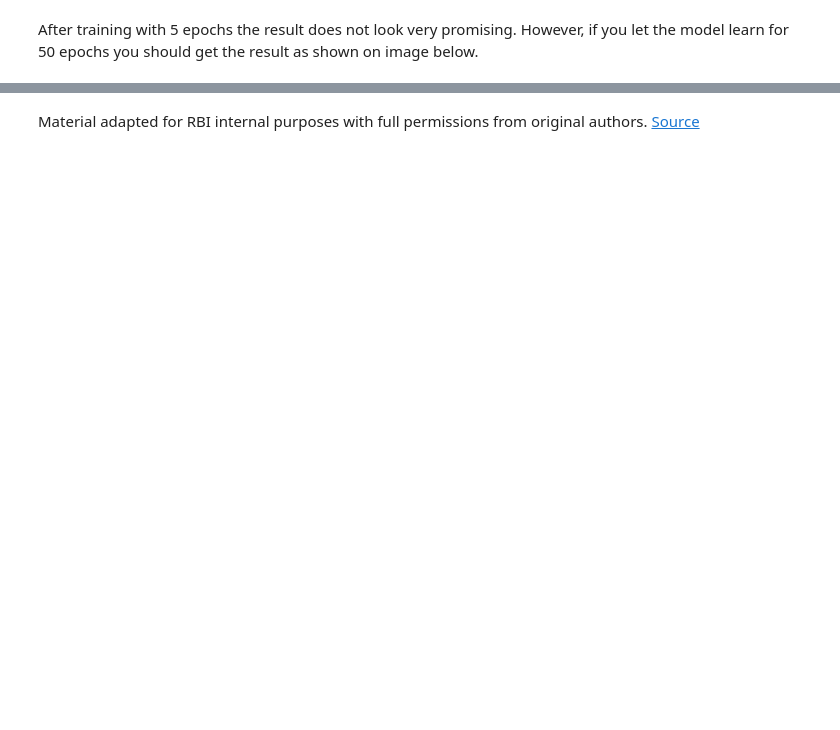
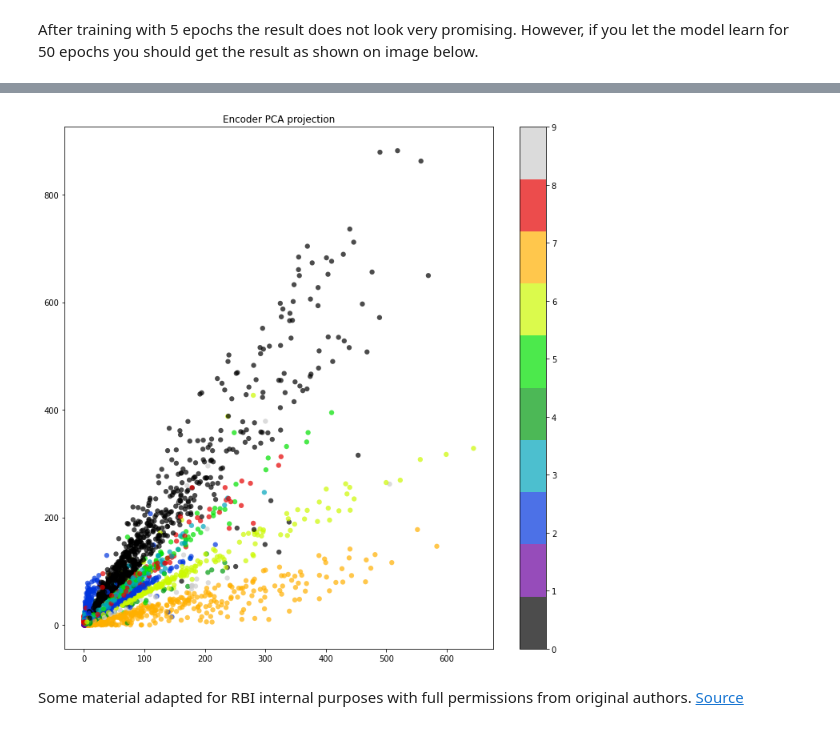
Before and after one commit to rsouza/IntroDataScience, a Jupyter notebook: 2_virtual_classroom_materials/day_5_supervised_unsupervised_learning/2_unsupervised_learning/2_dimensionality_reduction.ipynb, the cells around one changed output, grey strips where cells are left out. Drawn from its saved outputs; the diff is of its cells as text; code cells hidden in the pictures; blank space fills up the shorter version.

```diff
--- a/2_virtual_classroom_materials/day_5_supervised_unsupervised_learning/2_unsupervised_learning/2_dimensionality_reduction.ipynb
+++ b/2_virtual_classroom_materials/day_5_supervised_unsupervised_learning/2_unsupervised_learning/2_dimensionality_reduction.ipynb
@@ -218,12 +280,11 @@ https://scikit-learn.org/stable/modules/generated/sklearn.manifold.TSNE.html
 # %%
-import tensorflow as tf
-
-(x_digits, y_digits), (_, _) = tf.keras.datasets.mnist.load_data(path="mnist.npz")
+(x_digits, y_digits), (_, _) = tf.keras.datasets.mnist.load_data(path=current_dir+'/mnist.npz')
 
 # if you have problems with RAM memory run the 3 lines below that will select just a subset of the data
-# idxs_ = random.sample(range(x_digits.shape[0]), 10000)
-# x_digits = x_digits[idxs_]
-# y_digits = y_digits[idxs_]
+
+idxs_ = random.sample(range(x_digits.shape[0]), 10000)
+x_digits = x_digits[idxs_]
+y_digits = y_digits[idxs_]
 # %% [markdown]
 Let's start by visualizing our data. Fetch the first 10 numbers.
 # %%
@@ -279,0 +347,4 @@ __TO DO__: fit the compiled autoencoder model as you are used from scikit learn.
+# %%
+# Task
+
+autoencoder.fit(X_train,X_train,epochs=5)
@@ -295,0 +380,2 @@ After training with 5 epochs the result does not look very promising. However, i
+# %%
+autoencoder.fit(X_train,X_train,epochs=50)
@@ -296,2 +400,13 @@ After training with 5 epochs the result does not look very promising. However, i
+# %%
+x_reduced = encoder.predict(X_train)
+# %%
+plt.figure(figsize=(12,12))
+plt.scatter(x_reduced[:, 0], x_reduced[:, 1], c=y_digits,
+            edgecolor='none', alpha=0.7, s=40,
+            cmap=plt.cm.get_cmap('nipy_spectral', 10))
+plt.colorbar()
+plt.title('Encoder PCA projection');
+# %% [output]
+[figure, added]
 # %% [markdown]
-Material adapted for RBI internal purposes with full permissions from original authors. [Source](https://github.com/zatkopatrik/authentic-data-science)
+Some material adapted for RBI internal purposes with full permissions from original authors. [Source](https://github.com/zatkopatrik/authentic-data-science)
```
Also changed, not shown: parts of 37 cells of this notebook, 6 other files.
